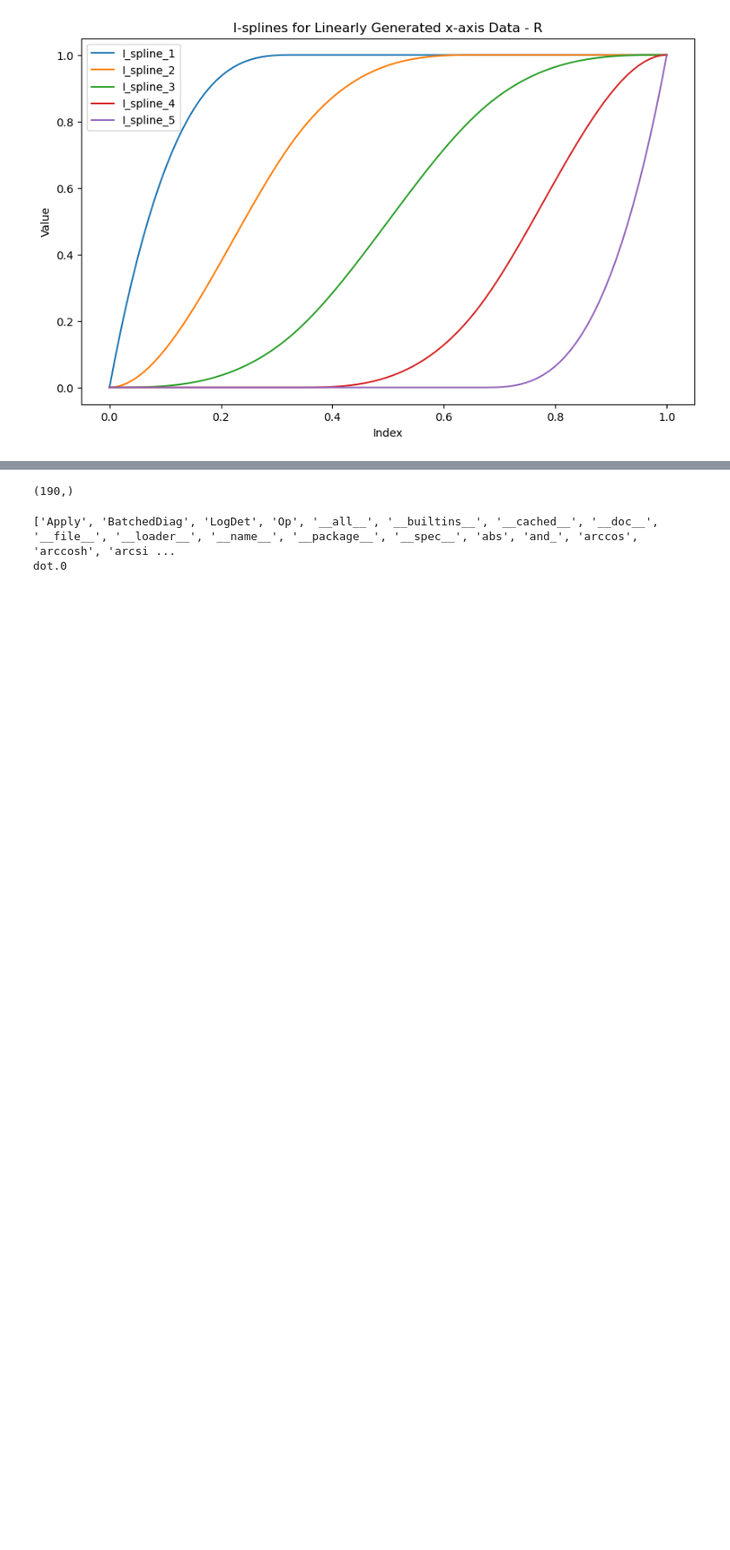
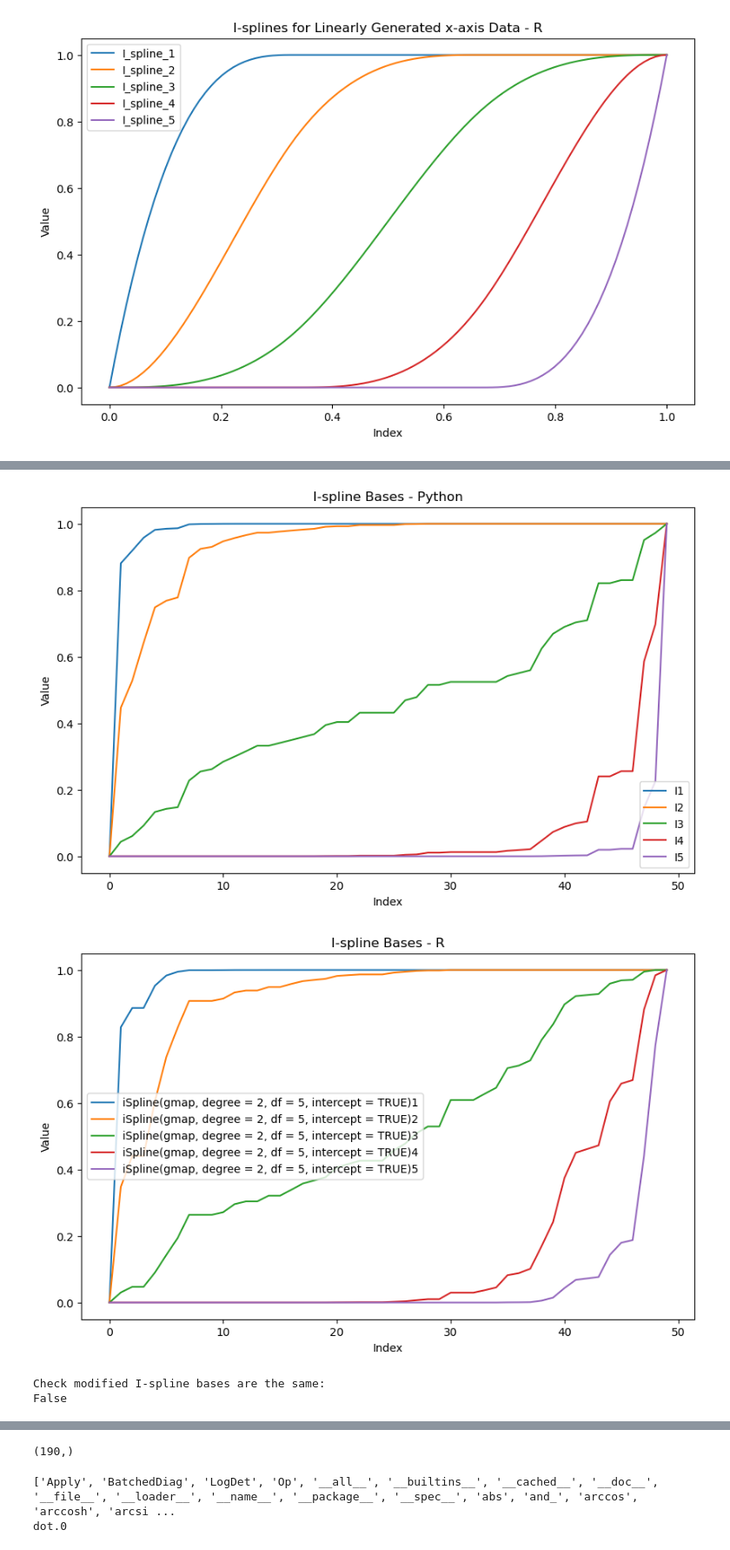
Before and after one commit to butterman0/spGDMM, a Jupyter notebook: nimble_code/SA Family/data_exploration_AFS.ipynb, the cells around one changed output, grey strips where cells are left out. Shown at 87% size. Cells and saved outputs as stored; diff of their text form; code cells hidden in the pictures; blank space fills up the shorter version.

```diff
--- a/nimble_code/SA Family/data_exploration_AFS.ipynb
+++ b/nimble_code/SA Family/data_exploration_AFS.ipynb
@@ -320,3 +305,47 @@ array([0.        , 0.00135654, 0.00534268, 0.01183321, 0.0207029 ,
+# %%
+# Testing the base on the first column with internal knot boundaries as in the R code. I.e. at 208 and 231.
+x = X[:,0]
+I_splines_base_test = np.column_stack([Isplines(deg, [x.min(), 208, 231, x.max()], x).I(j) for j in range(1,df+1)])
+
+# Select the columns to plot
+# Convert the numpy.ndarray to a pandas DataFrame
+I_spline_bases_test_df = pd.DataFrame(I_splines_base_test, columns=[f"I{j}" for j in range(1, df+1)])
+
+# Select the columns to plot
+columns_to_plot = I_spline_bases_test_df.columns[:5]
+
+# Plot the data
+plt.figure(figsize=(10, 6))
+for column in columns_to_plot:
+    sorted_values = np.sort(I_spline_bases_test_df[column])
+    plt.plot(range(len(sorted_values)), sorted_values, label=column)
+plt.xlabel('Index')
+plt.ylabel('Value')
+plt.legend()
+plt.title('I-spline Bases - Python')
+plt.show()
+
+# Select the columns to plot
+columns_to_plot = I_spline_bases_R.columns[:5]
+
+# Plot the data
+plt.figure(figsize=(10, 6))
+for column in columns_to_plot:
+    sorted_values = np.sort(I_spline_bases_R[column])
+    plt.plot(range(len(sorted_values)), sorted_values, label=column)
+plt.xlabel('Index')
+plt.ylabel('Value')
+plt.legend()
+plt.title('I-spline Bases - R')
+plt.show()
+
+print("Check modified I-spline bases are the same: ")
+print(np.allclose(I_splines_base_test, I_spline_bases_R.values[:,:5], atol=1e-5))
+# %% [output]
+[figure, added]
+[figure, added]
+Check modified I-spline bases are the same:
+False
 # %%
 import matplotlib.pyplot as plt
 
```
Also changed, not shown: parts of 29 cells of this notebook.
